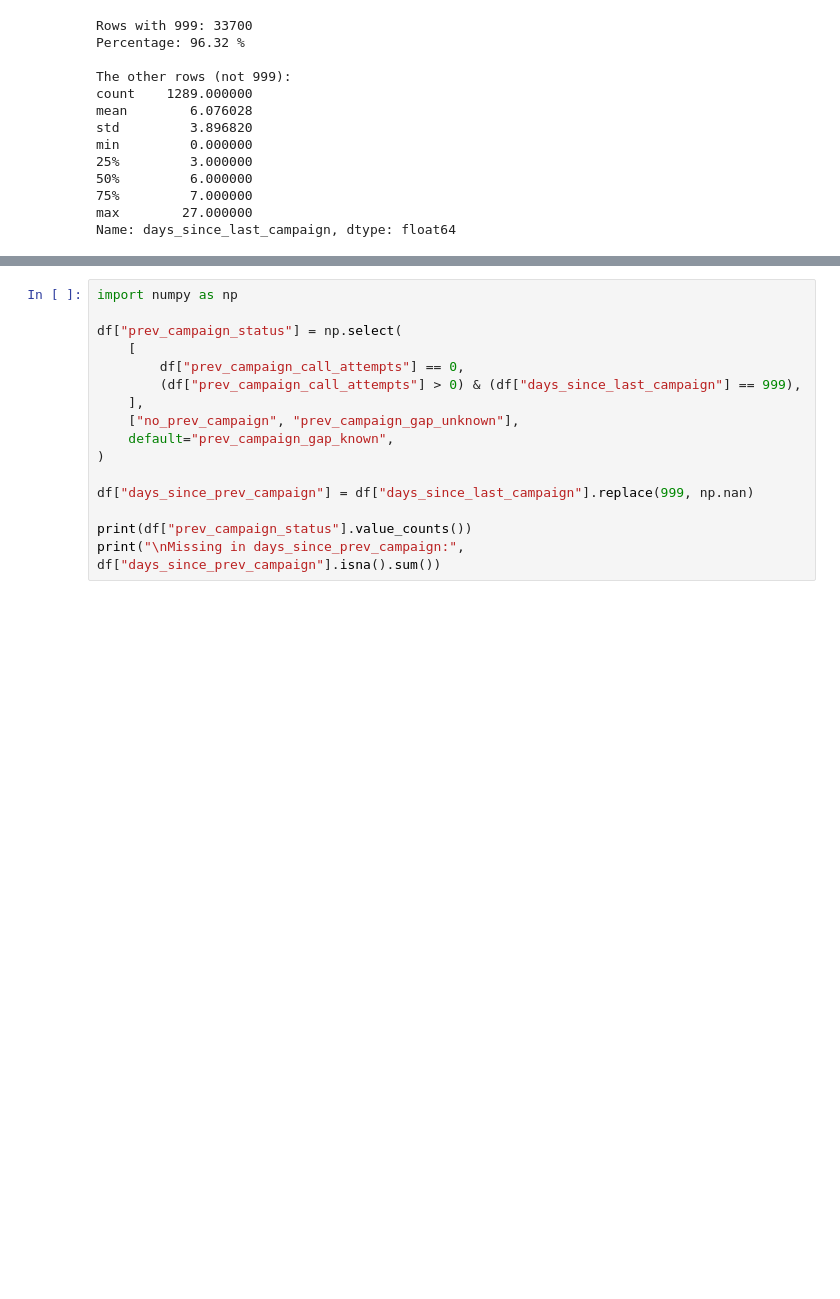
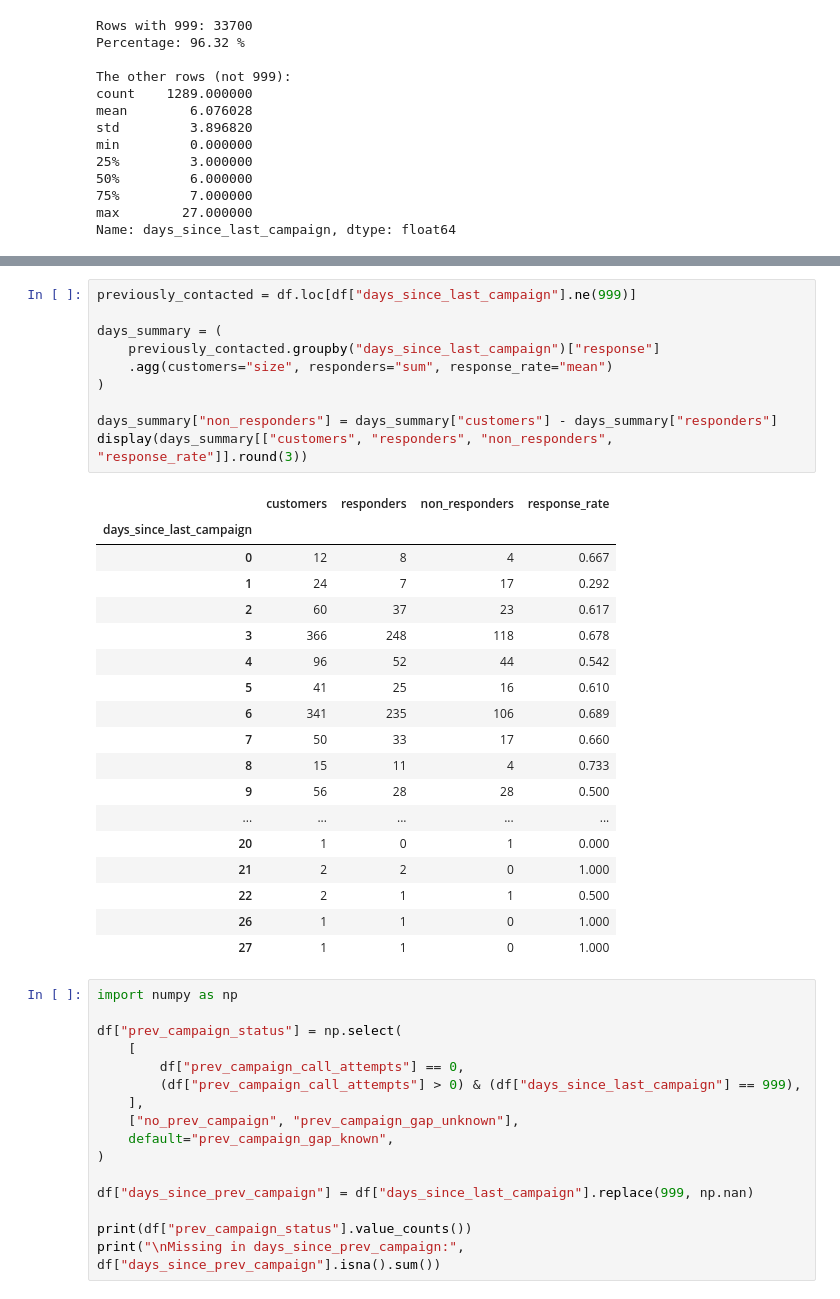
Before and after one commit to baldeoJV/GoTyme_caseStudy, a Jupyter notebook: case.ipynb, the cells around one changed output, grey strips where cells are left out. Drawn from its saved outputs; the diff is of its cells as text; blank space fills up the shorter version.

```diff
--- a/case.ipynb
+++ b/case.ipynb
@@ -419,3 +432,32 @@ Name: days_since_last_campaign, dtype: float64
+# %%
+previously_contacted = df.loc[df["days_since_last_campaign"].ne(999)]
+
+days_summary = (
+    previously_contacted.groupby("days_since_last_campaign")["response"]
+    .agg(customers="size", responders="sum", response_rate="mean")
+)
+
+days_summary["non_responders"] = days_summary["customers"] - days_summary["responders"]
+display(days_summary[["customers", "responders", "non_responders", "response_rate"]].round(3))
+# %% [output]
+|  | customers | responders | non_responders | response_rate |
+| days_since_last_campaign |  |  |  |  |
+| 0 | 12 | 8 | 4 | 0.667 |
+| 1 | 24 | 7 | 17 | 0.292 |
+| 2 | 60 | 37 | 23 | 0.617 |
+| 3 | 366 | 248 | 118 | 0.678 |
+| 4 | 96 | 52 | 44 | 0.542 |
+| 5 | 41 | 25 | 16 | 0.610 |
+| 6 | 341 | 235 | 106 | 0.689 |
+| 7 | 50 | 33 | 17 | 0.660 |
+| 8 | 15 | 11 | 4 | 0.733 |
+| 9 | 56 | 28 | 28 | 0.500 |
+| ... | ... | ... | ... | ... |
+| 20 | 1 | 0 | 1 | 0.000 |
+| 21 | 2 | 2 | 0 | 1.000 |
+| 22 | 2 | 1 | 1 | 0.500 |
+| 26 | 1 | 1 | 0 | 1.000 |
+| 27 | 1 | 1 | 0 | 1.000 |
 # %%
 import numpy as np
 
```
Also changed, not shown: parts of 3 cells of this notebook, 3 other files.
